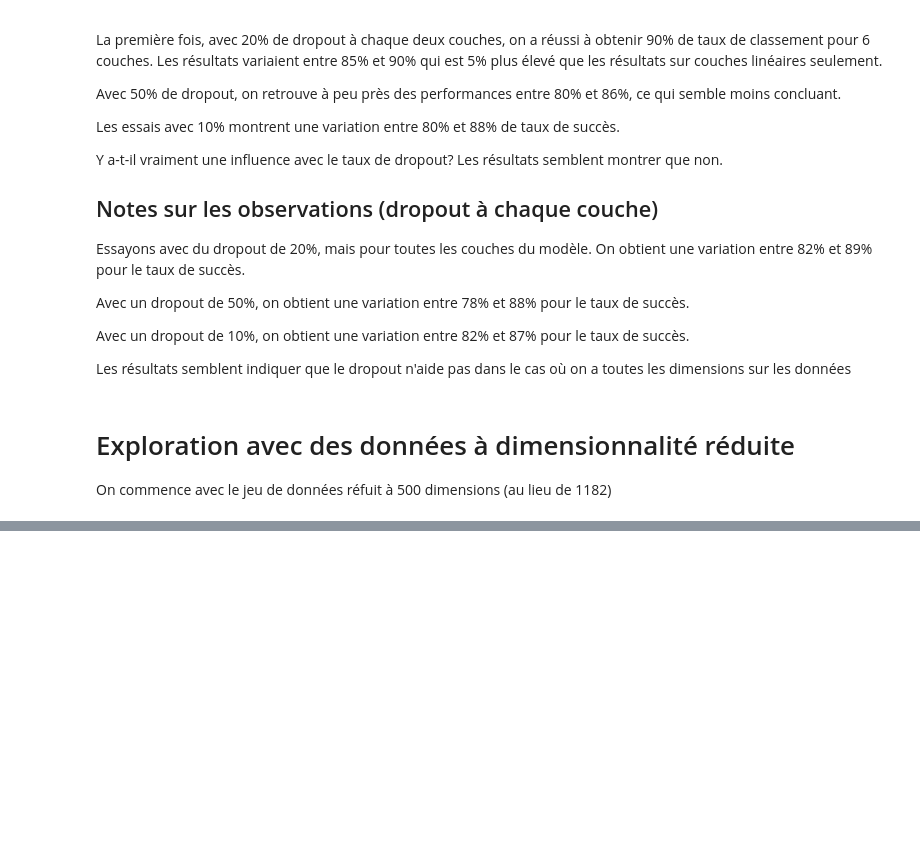
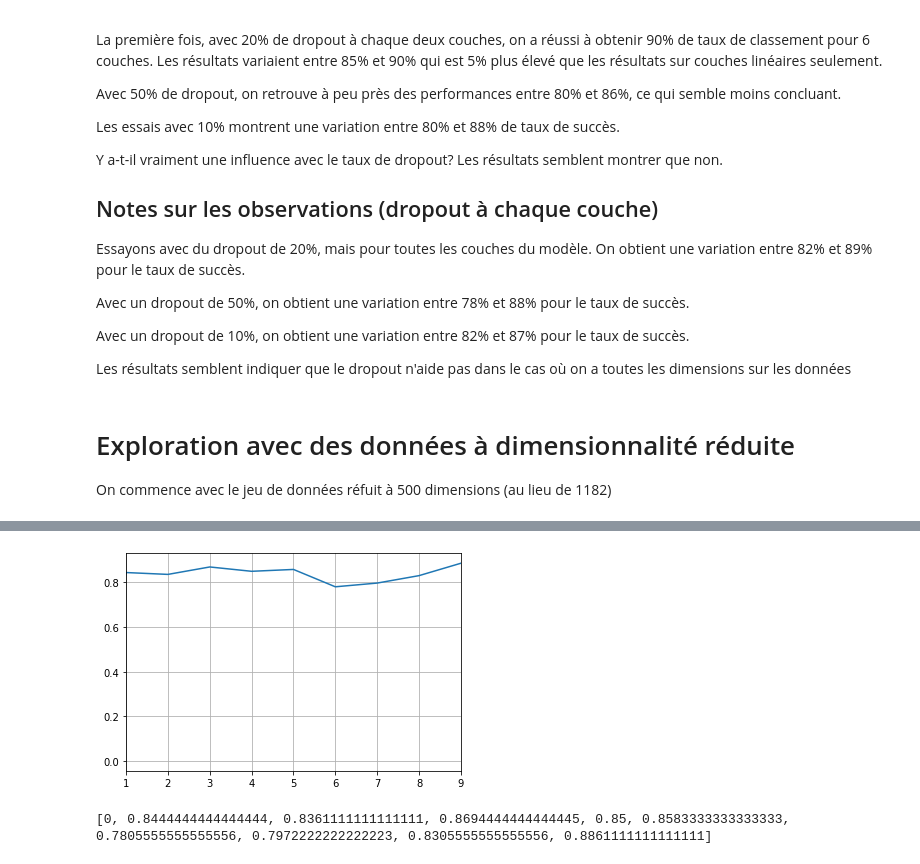
Before and after one commit to benjaminMatteJean/Projet4101, a Jupyter notebook: Deep_learning_for_classification_dropout.ipynb, the cells around one changed output, grey strips where cells are left out. Drawn from its saved outputs; the diff is of its cells as text; code cells hidden in the pictures; blank space fills up the shorter version.

```diff
--- a/Deep_learning_for_classification_dropout.ipynb
+++ b/Deep_learning_for_classification_dropout.ipynb
@@ -292,0 +303,5 @@ Drop ratio 0.1
+# %%
+compute_results(X_train, X_test, 0.15) # all dimensions
+# %% [output]
+[figure, added]
+[0, 0.8444444444444444, 0.8361111111111111, 0.8694444444444445, 0.85, 0.8583333333333333, 0.7805555555555556, 0.7972222222222223, 0.8305555555555556, 0.8861111111111111]
```
Also changed, not shown: parts of 14 cells of this notebook.
